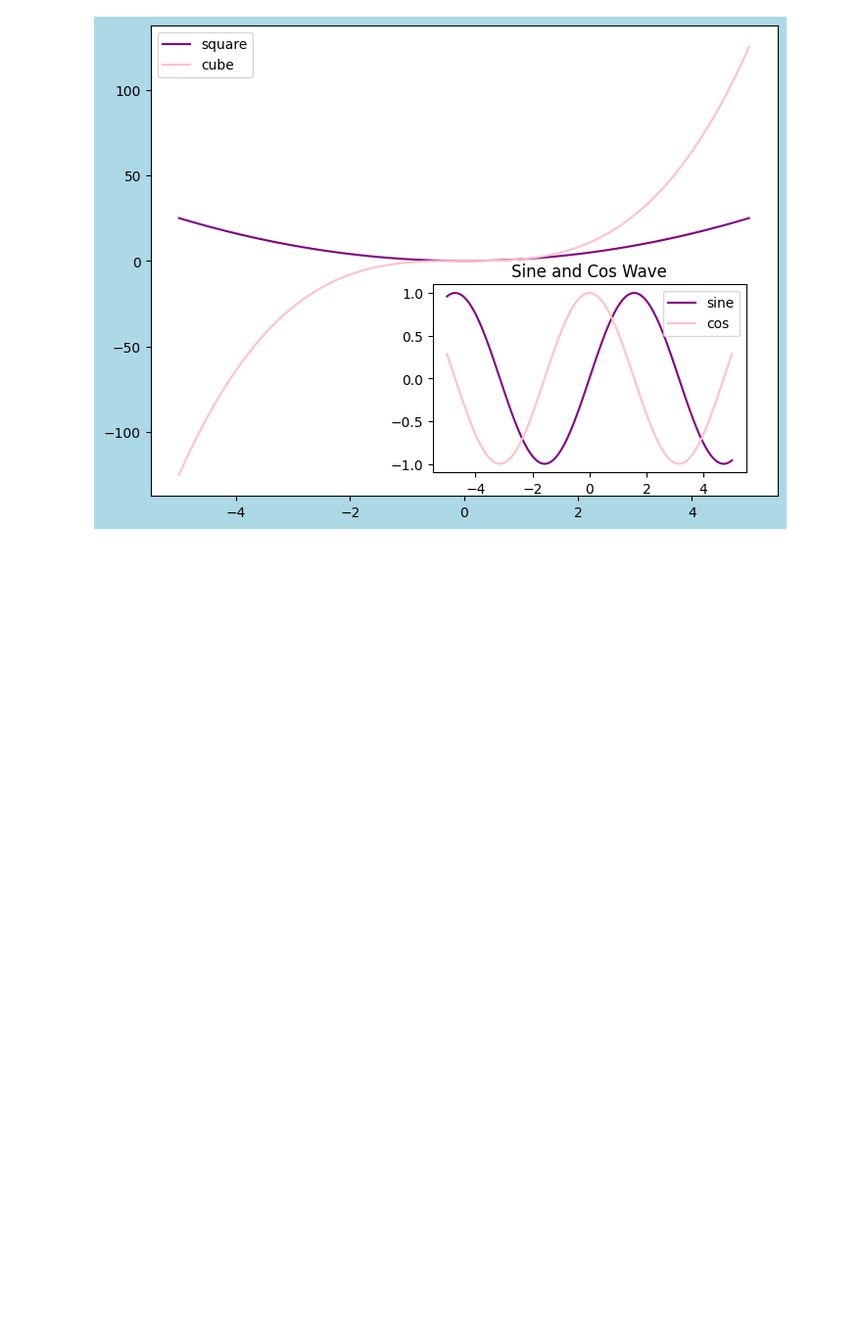
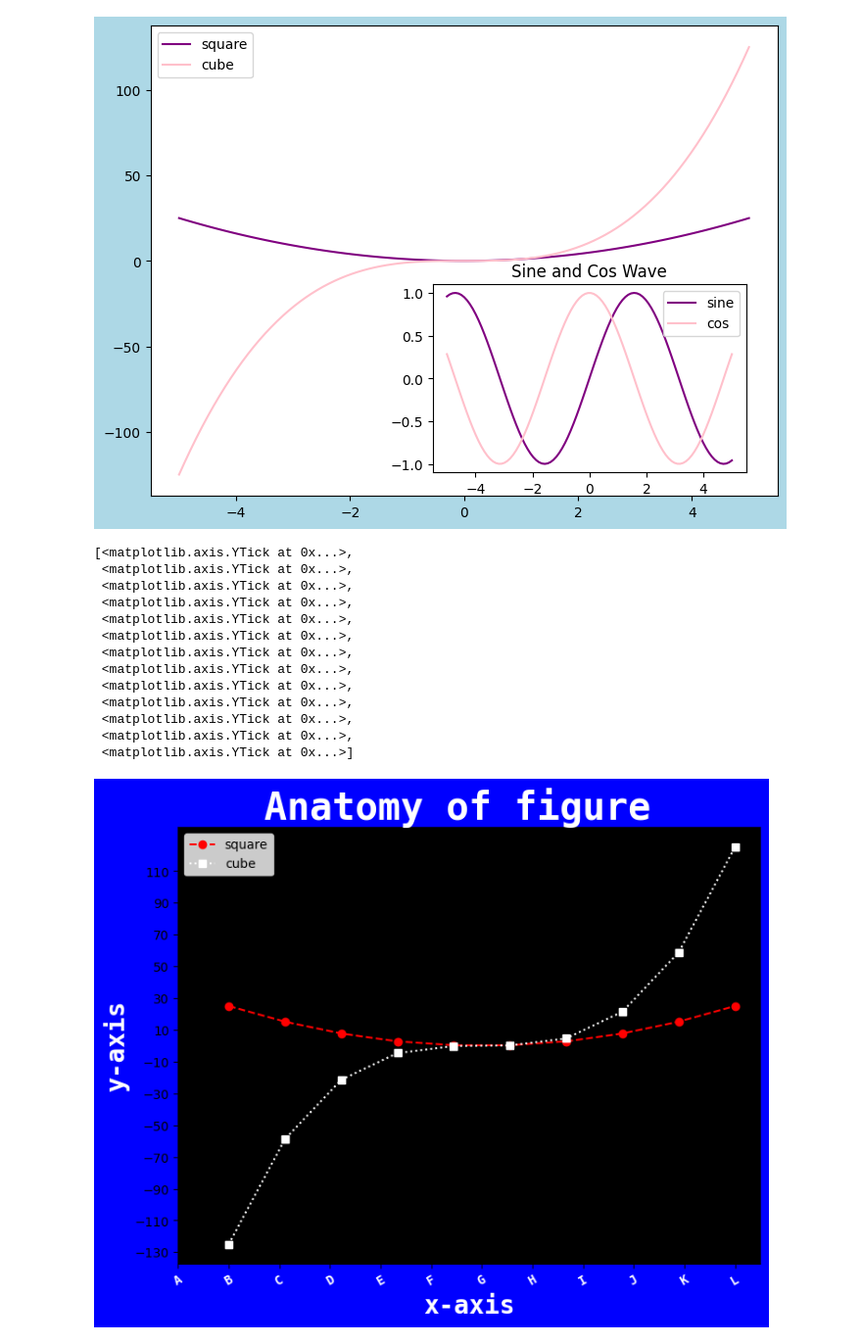
Before and after one commit to anushkas1704/complete-pandas-tutorial, a Jupyter notebook: 6th_TDSC.ipynb, the cells around one changed output. Shown at 98% size. Saved outputs shown, nothing was run; the diff lists cells and outputs as text; code cells hidden in the pictures; blank space fills up the shorter version.

```diff
--- a/6th_TDSC.ipynb
+++ b/6th_TDSC.ipynb
@@ -108,0 +111,33 @@ ax2.legend()
+# %%
+font_dict ={'color':'white','fontfamily':'monospace', 'fontweight':'extra bold'}
+
+fig = plt.figure(facecolor="blue")
+ax = fig.add_axes([0,0,1,1], facecolor="black")
+x = np.linspace(-5,5,10)
+
+ax.plot(x,x**2,'r--o',label="square")
+ax.plot(x,x**3,'w:s',label="cube")
+ax.legend()
+ax.set_title("Anatomy of figure " ,fontsize =30 ,fontdict=font_dict)
+ax.set_xlabel("x-axis",fontsize=20,fontdict=font_dict)
+ax.set_ylabel("y-axis",fontsize=20,fontdict=font_dict)
+
+ax.set_xticks(np.arange(-6,6))
+ax.set_xticklabels([chr(65+i) for i in range(12)],rotation = 30 , fontdict=font_dict)
+
+ax.set_yticks(np.arange(-130,130,20))
+# %% [output]
+[<matplotlib.axis.YTick at 0x...>,
+ <matplotlib.axis.YTick at 0x...>,
+ <matplotlib.axis.YTick at 0x...>,
+ <matplotlib.axis.YTick at 0x...>,
+ <matplotlib.axis.YTick at 0x...>,
+ <matplotlib.axis.YTick at 0x...>,
+ <matplotlib.axis.YTick at 0x...>,
+ <matplotlib.axis.YTick at 0x...>,
+ <matplotlib.axis.YTick at 0x...>,
+ <matplotlib.axis.YTick at 0x...>,
+ <matplotlib.axis.YTick at 0x...>,
+ <matplotlib.axis.YTick at 0x...>,
+ <matplotlib.axis.YTick at 0x...>]
+[figure, added]
```
Also changed, not shown: parts of 1 cell of this notebook.
